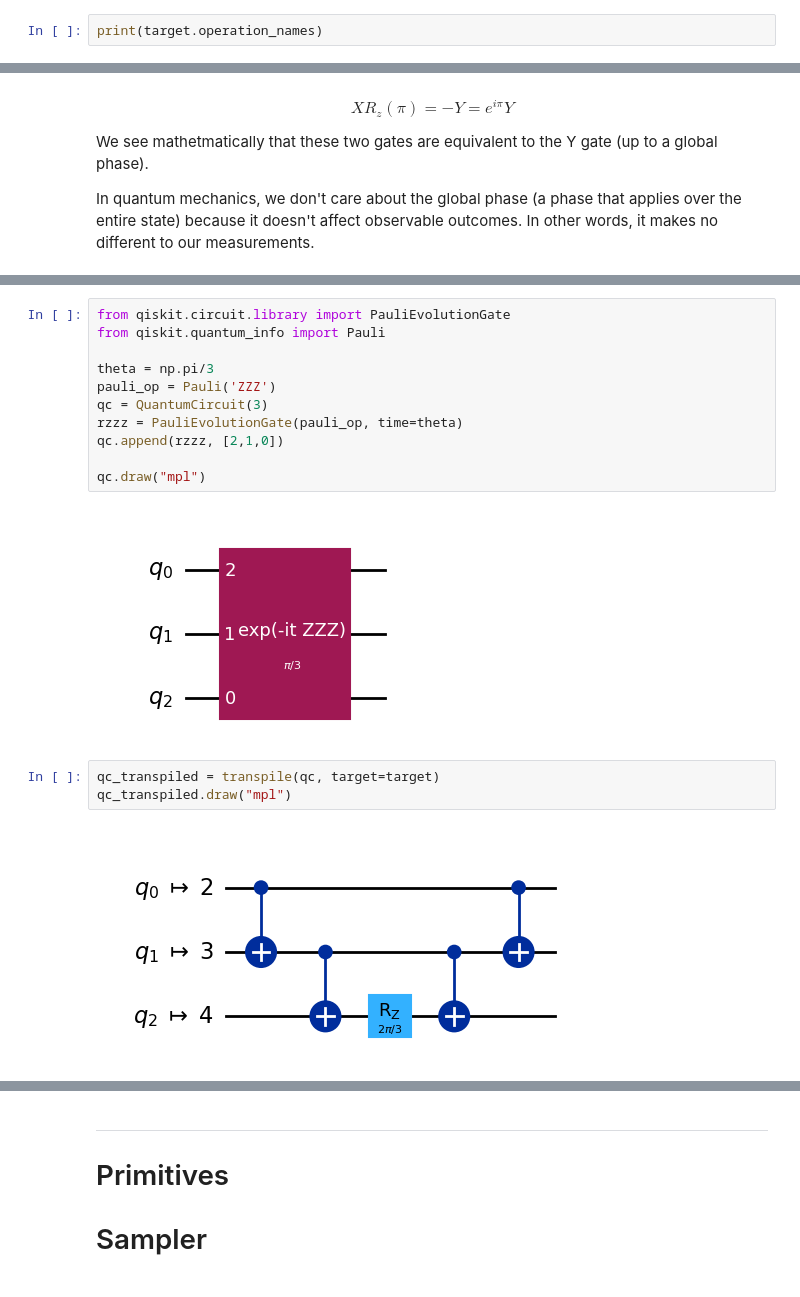
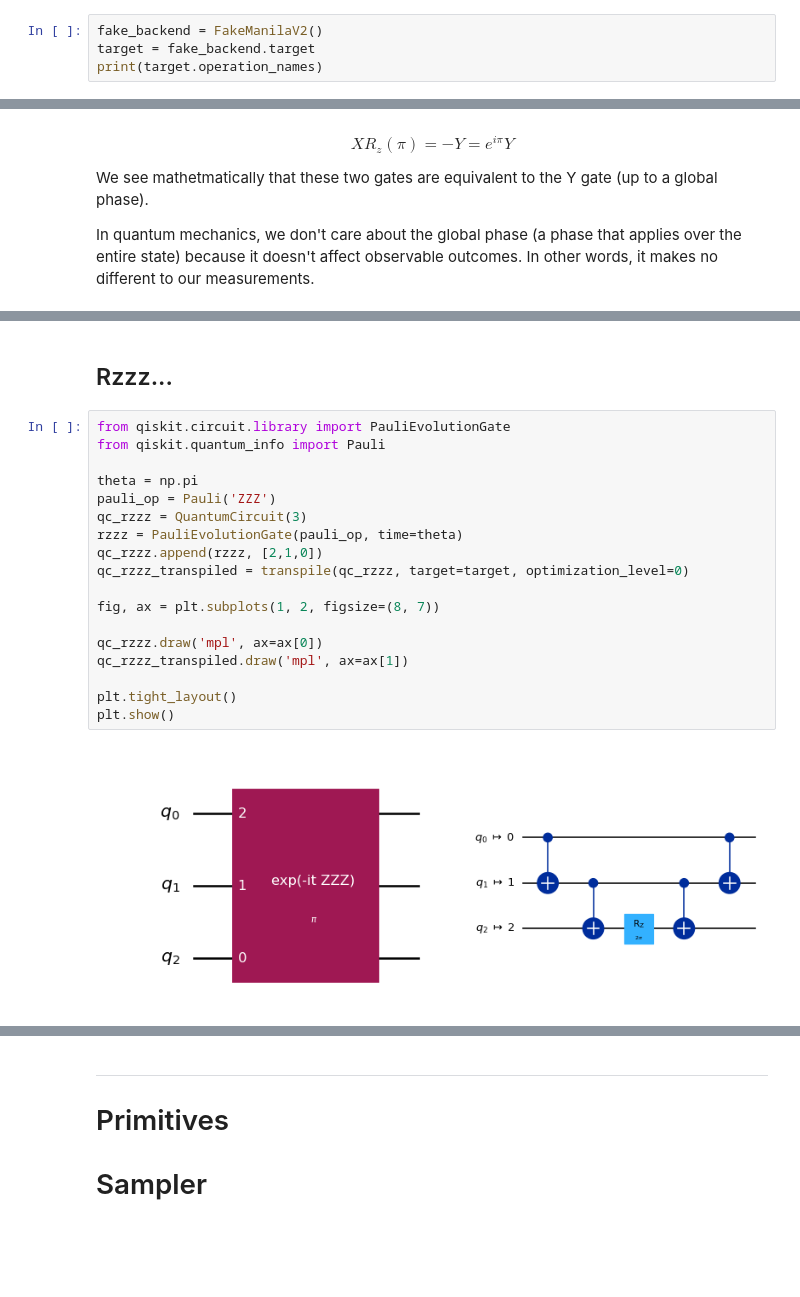
Before and after one commit to JoeyRogers-svg/Qiskit-fundamentals-course, a Jupyter notebook: 3-transpilation-and-primitives.ipynb, the cells around one changed output, grey strips where cells are left out. Drawn from its saved outputs; the diff is of its cells as text; blank space fills up the shorter version.

```diff
--- a/3-transpilation-and-primitives.ipynb
+++ b/3-transpilation-and-primitives.ipynb
@@ -111,4 +218,6 @@ qc_transpiled.draw(output='mpl')
 # %%
+fake_backend = FakeManilaV2()
+target = fake_backend.target
 print(target.operation_names)
 # %% [output]
 dict_keys(['measure', 'sx', 'if_else', 'for_loop', 'cx', 'rz', 'id', 'switch_case', 'delay', 'reset', 'x'])
@@ -229,21 +353,25 @@ qc_isa.draw("mpl")
+# %% [markdown]
+## Rzzz...
 # %%
 from qiskit.circuit.library import PauliEvolutionGate
 from qiskit.quantum_info import Pauli
 
-theta = np.pi/3
+theta = np.pi
 pauli_op = Pauli('ZZZ')
-qc = QuantumCircuit(3)
+qc_rzzz = QuantumCircuit(3)
 rzzz = PauliEvolutionGate(pauli_op, time=theta)
-qc.append(rzzz, [2,1,0])
+qc_rzzz.append(rzzz, [2,1,0])
+qc_rzzz_transpiled = transpile(qc_rzzz, target=target, optimization_level=0)
 
-qc.draw("mpl")
+fig, ax = plt.subplots(1, 2, figsize=(8, 7))
+
+qc_rzzz.draw('mpl', ax=ax[0])
+qc_rzzz_transpiled.draw('mpl', ax=ax[1])
+
+plt.tight_layout()
+plt.show()
 # %% [output]
-[figure, old version]
+[figure, new version]
-# %%
-qc_transpiled = transpile(qc, target=target)
-qc_transpiled.draw("mpl")
-# %% [output]
-[figure, removed]
 # %% [markdown]
 ### Qiskit’s transpiler automatically converts any circuit into the native gates that a device can run. Gates that aren’t directly supported—like Y, RZZ, or multi-qubit rotations—are broken down into combinations of universal gates such as Rz and CX.
 
```
Also changed, not shown: parts of 40 cells of this notebook.
